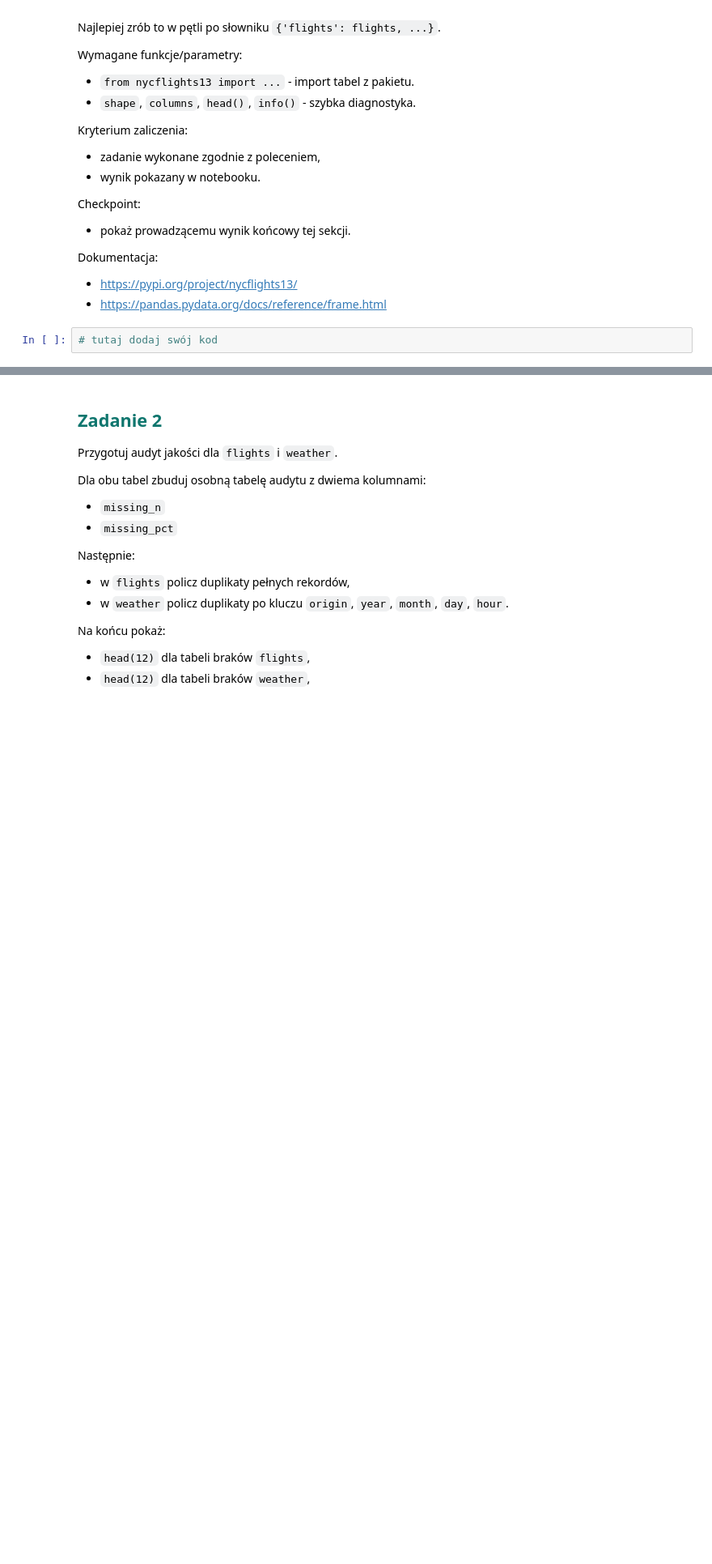
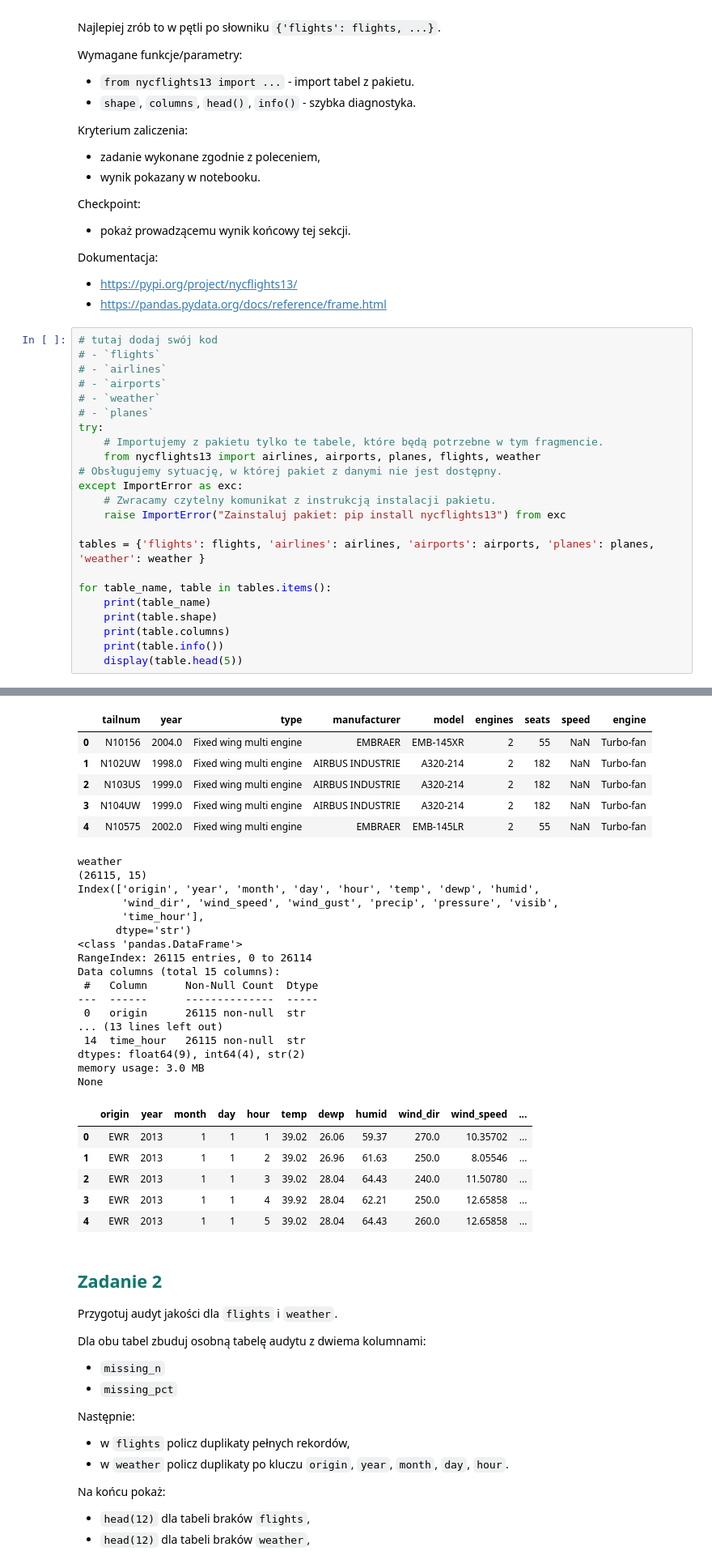
Before and after one commit to tpawlonka/AnalizaDanychPythonKurs, a Jupyter notebook: AnalizaDanychPython_Lekcja4.ipynb, the cells around one changed output, grey strips where cells are left out. Shown at 81% size. Saved outputs shown, nothing was run; the diff lists cells and outputs as text; blank space fills up the shorter version.

```diff
--- a/AnalizaDanychPython_Lekcja4.ipynb
+++ b/AnalizaDanychPython_Lekcja4.ipynb
@@ -425,3 +425,25 @@ Dokumentacja:
 - https://pandas.pydata.org/docs/reference/frame.html
 # %%
 # tutaj dodaj swój kod
+# - `flights`
+# - `airlines`
+# - `airports`
+# - `weather`
+# - `planes`
+try:
+    # Importujemy z pakietu tylko te tabele, które będą potrzebne w tym fragmencie.
+    from nycflights13 import airlines, airports, planes, flights, weather
+# Obsługujemy sytuację, w której pakiet z danymi nie jest dostępny.
+except ImportError as exc:
+    # Zwracamy czytelny komunikat z instrukcją instalacji pakietu.
+    raise ImportError("Zainstaluj pakiet: pip install nycflights13") from exc
+
+tables = {'flights': flights, 'airlines': airlines, 'airports': airports, 'planes': planes, 'weather': weather }
+
+for table_name, table in tables.items():
+    print(table_name)
+    print(table.shape)
+    print(table.columns)
+    print(table.info())
+    display(table.head(5))
+# %% [output]
@@ -428,3 +534,32 @@ Dokumentacja:
+|  | tailnum | year | type | manufacturer | model | engines | seats | speed | engine |
+| 0 | N10156 | 2004.0 | Fixed wing multi engine | EMBRAER | EMB-145XR | 2 | 55 | NaN | Turbo-fan |
+| 1 | N102UW | 1998.0 | Fixed wing multi engine | AIRBUS INDUSTRIE | A320-214 | 2 | 182 | NaN | Turbo-fan |
+| 2 | N103US | 1999.0 | Fixed wing multi engine | AIRBUS INDUSTRIE | A320-214 | 2 | 182 | NaN | Turbo-fan |
+| 3 | N104UW | 1999.0 | Fixed wing multi engine | AIRBUS INDUSTRIE | A320-214 | 2 | 182 | NaN | Turbo-fan |
+| 4 | N10575 | 2002.0 | Fixed wing multi engine | EMBRAER | EMB-145LR | 2 | 55 | NaN | Turbo-fan |
+weather
+(26115, 15)
+Index(['origin', 'year', 'month', 'day', 'hour', 'temp', 'dewp', 'humid',
+       'wind_dir', 'wind_speed', 'wind_gust', 'precip', 'pressure', 'visib',
+       'time_hour'],
+      dtype='str')
+<class 'pandas.DataFrame'>
+RangeIndex: 26115 entries, 0 to 26114
+Data columns (total 15 columns):
+ #   Column      Non-Null Count  Dtype
+---  ------      --------------  -----
+ 0   origin      26115 non-null  str
+... (13 lines left out)
+ 14  time_hour   26115 non-null  str
+dtypes: float64(9), int64(4), str(2)
+memory usage: 3.0 MB
+None
+|  | origin | year | month | day | hour | temp | dewp | humid | wind_dir | wind_speed | ... |
+| 0 | EWR | 2013 | 1 | 1 | 1 | 39.02 | 26.06 | 59.37 | 270.0 | 10.35702 | ... |
+| 1 | EWR | 2013 | 1 | 1 | 2 | 39.02 | 26.96 | 61.63 | 250.0 | 8.05546 | ... |
+| 2 | EWR | 2013 | 1 | 1 | 3 | 39.02 | 28.04 | 64.43 | 240.0 | 11.50780 | ... |
+| 3 | EWR | 2013 | 1 | 1 | 4 | 39.92 | 28.04 | 62.21 | 250.0 | 12.65858 | ... |
+| 4 | EWR | 2013 | 1 | 1 | 5 | 39.02 | 28.04 | 64.43 | 260.0 | 12.65858 | ... |
 # %% [markdown]
 ## <span style="color:#0f766e; font-weight:700;">Zadanie 2</span>
 
```
Also changed, not shown: parts of 10 cells of this notebook.
